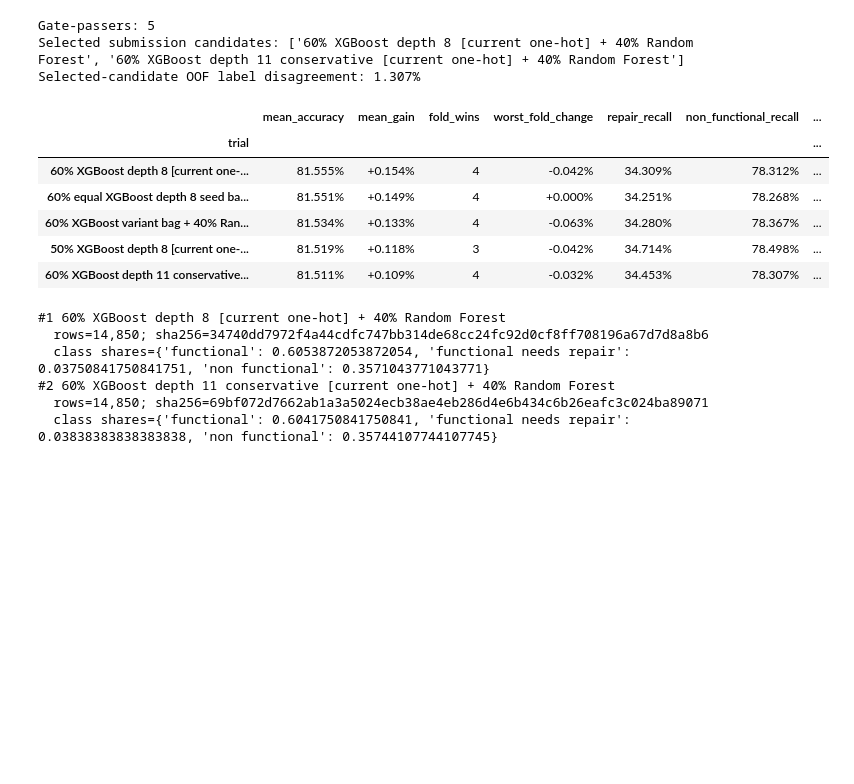
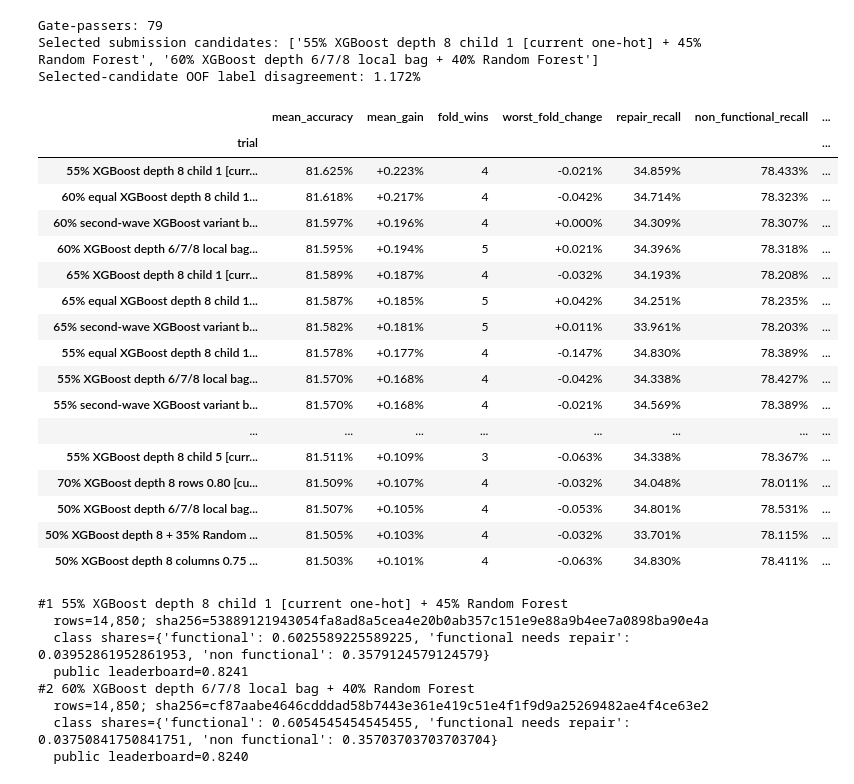
Before and after one commit to AnthonyPWatts/imperial-capstone, a Jupyter notebook: stage-1-pump-it-up/notebooks/07-model-family-screen-and-submissions.ipynb, the cells around one changed output. Drawn from its saved outputs; the diff is of its cells as text; code cells hidden in the pictures; blank space fills up the shorter version.

```diff
--- a/stage-1-pump-it-up/notebooks/07-model-family-screen-and-submissions.ipynb
+++ b/stage-1-pump-it-up/notebooks/07-model-family-screen-and-submissions.ipynb
@@ -33,7 +33,9 @@ Recorded 115 standalone and probability-combination trials.
 display_columns = [
     'mean_accuracy', 'mean_gain', 'fold_wins', 'worst_fold_change',
     'repair_recall', 'non_functional_recall',
-    'incumbent_disagreement', 'passes_gate',
+    'incumbent_disagreement', 'current_leader_gain',
+    'current_leader_disagreement', 'passes_gate',
+    'beats_current_leader_gate',
 ]
 summary.loc[:, display_columns].head(25).style.format({
     'mean_accuracy': '{:.3%}',
@@ -42,6 +44,8 @@ summary.loc[:, display_columns].head(25).style.format({
     'repair_recall': '{:.3%}',
     'non_functional_recall': '{:.3%}',
     'incumbent_disagreement': '{:.3%}',
+    'current_leader_gain': '{:+.3%}',
+    'current_leader_disagreement': '{:.3%}',
 })
 # %% [output]
 |  | mean_accuracy | mean_gain | fold_wins | worst_fold_change | repair_recall | non_functional_recall | ... |
@@ -131,42 +139,62 @@ Strongest direct pairings with an incumbent component:
 # %%
 selected_names = select_submission_candidate_names(screen)
 passing = summary.loc[summary['passes_gate'], display_columns]
 print(f"Gate-passers: {len(passing)}")
 print('Selected submission candidates:', selected_names or 'none')
 if len(selected_names) == 2:
     first = screen['evaluations'][selected_names[0]].out_of_fold_probabilities.to_numpy().argmax(axis=1)
     second = screen['evaluations'][selected_names[1]].out_of_fold_probabilities.to_numpy().argmax(axis=1)
     print(f"Selected-candidate OOF label disagreement: {np.mean(first != second):.3%}")
 passing.style.format({
     'mean_accuracy': '{:.3%}', 'mean_gain': '{:+.3%}',
     'worst_fold_change': '{:+.3%}', 'repair_recall': '{:.3%}',
     'non_functional_recall': '{:.3%}', 'incumbent_disagreement': '{:.3%}',
+    'current_leader_gain': '{:+.3%}', 'current_leader_disagreement': '{:.3%}',
 })
 # %% [output]
-Gate-passers: 5
-Selected submission candidates: ['60% XGBoost depth 8 [current one-hot] + 40% Random Forest', '60% XGBoost depth 11 conservative [current one-hot] + 40% Random Forest']
-Selected-candidate OOF label disagreement: 1.307%
+Gate-passers: 79
+Selected submission candidates: ['55% XGBoost depth 8 child 1 [current one-hot] + 45% Random Forest', '60% XGBoost depth 6/7/8 local bag + 40% Random Forest']
+Selected-candidate OOF label disagreement: 1.172%
 |  | mean_accuracy | mean_gain | fold_wins | worst_fold_change | repair_recall | non_functional_recall | ... |
 | trial |  |  |  |  |  |  | ... |
-| 60% XGBoost depth 8 [current one-... | 81.555% | +0.154% | 4 | -0.042% | 34.309% | 78.312% | ... |
-| 60% equal XGBoost depth 8 seed ba... | 81.551% | +0.149% | 4 | +0.000% | 34.251% | 78.268% | ... |
-| 60% XGBoost variant bag + 40% Ran... | 81.534% | +0.133% | 4 | -0.063% | 34.280% | 78.367% | ... |
-| 50% XGBoost depth 8 [current one-... | 81.519% | +0.118% | 3 | -0.042% | 34.714% | 78.498% | ... |
-| 60% XGBoost depth 11 conservative... | 81.511% | +0.109% | 4 | -0.032% | 34.453% | 78.307% | ... |
+| 55% XGBoost depth 8 child 1 [curr... | 81.625% | +0.223% | 4 | -0.021% | 34.859% | 78.433% | ... |
+| 60% equal XGBoost depth 8 child 1... | 81.618% | +0.217% | 4 | -0.042% | 34.714% | 78.323% | ... |
+| 60% second-wave XGBoost variant b... | 81.597% | +0.196% | 4 | +0.000% | 34.309% | 78.307% | ... |
+| 60% XGBoost depth 6/7/8 local bag... | 81.595% | +0.194% | 5 | +0.021% | 34.396% | 78.318% | ... |
+| 65% XGBoost depth 8 child 1 [curr... | 81.589% | +0.187% | 4 | -0.032% | 34.193% | 78.208% | ... |
+| 65% equal XGBoost depth 8 child 1... | 81.587% | +0.185% | 5 | +0.042% | 34.251% | 78.235% | ... |
+| 65% second-wave XGBoost variant b... | 81.582% | +0.181% | 5 | +0.011% | 33.961% | 78.203% | ... |
+| 55% equal XGBoost depth 8 child 1... | 81.578% | +0.177% | 4 | -0.147% | 34.830% | 78.389% | ... |
+| 55% XGBoost depth 6/7/8 local bag... | 81.570% | +0.168% | 4 | -0.042% | 34.338% | 78.427% | ... |
+| 55% second-wave XGBoost variant b... | 81.570% | +0.168% | 4 | -0.021% | 34.569% | 78.389% | ... |
+| ... | ... | ... | ... | ... | ... | ... | ... |
+| 55% XGBoost depth 8 child 5 [curr... | 81.511% | +0.109% | 3 | -0.063% | 34.338% | 78.367% | ... |
+| 70% XGBoost depth 8 rows 0.80 [cu... | 81.509% | +0.107% | 4 | -0.032% | 34.048% | 78.011% | ... |
+| 50% XGBoost depth 6/7/8 local bag... | 81.507% | +0.105% | 4 | -0.053% | 34.801% | 78.531% | ... |
+| 50% XGBoost depth 8 + 35% Random ... | 81.505% | +0.103% | 4 | -0.032% | 33.701% | 78.115% | ... |
+| 50% XGBoost depth 8 columns 0.75 ... | 81.503% | +0.101% | 4 | -0.063% | 34.830% | 78.411% | ... |
 # %%
 report_path = RUNTIME_DIR / 'selected-submissions.json'
 submission_records = json.loads(report_path.read_text(encoding='utf-8')) if report_path.exists() else []
+public_scores = {
+    '55% XGBoost depth 8 child 1 [current one-hot] + 45% Random Forest': 0.8241,
+    '60% XGBoost depth 6/7/8 local bag + 40% Random Forest': 0.8240,
+}
 if submission_records:
     for record in submission_records:
         print(f"#{record['rank']} {record['candidate']}")
         print(f"  rows={record['rows']:,}; sha256={record['sha256']}")
         print(f"  class shares={record['competition_class_shares']}")
+        public_score = public_scores.get(record['candidate'])
+        print(f"  public leaderboard={public_score:.4f}" if public_score is not None else '  public leaderboard=not submitted')
 else:
     print('No competition CSV was generated.')
 # %% [output]
-#1 60% XGBoost depth 8 [current one-hot] + 40% Random Forest
-  rows=14,850; sha256=34740dd7972f4a44cdfc747bb314de68cc24fc92d0cf8ff708196a67d7d8a8b6
-  class shares={'functional': 0.6053872053872054, 'functional needs repair': 0.03750841750841751, 'non functional': 0.3571043771043771}
-#2 60% XGBoost depth 11 conservative [current one-hot] + 40% Random Forest
-  rows=14,850; sha256=69bf072d7662ab1a3a5024ecb38ae4eb286d4e6b434c6b26eafc3c024ba89071
-  class shares={'functional': 0.6041750841750841, 'functional needs repair': 0.03838383838383838, 'non functional': 0.35744107744107745}
+#1 55% XGBoost depth 8 child 1 [current one-hot] + 45% Random Forest
+  rows=14,850; sha256=53889121943054fa8ad8a5cea4e20b0ab357c151e9e88a9b4ee7a0898ba90e4a
+  class shares={'functional': 0.6025589225589225, 'functional needs repair': 0.03952861952861953, 'non functional': 0.3579124579124579}
+  public leaderboard=0.8241
+#2 60% XGBoost depth 6/7/8 local bag + 40% Random Forest
+  rows=14,850; sha256=cf87aabe4646cdddad58b7443e361e419c51e4f1f9d9a25269482ae4f4ce63e2
+  class shares={'functional': 0.6054545454545455, 'functional needs repair': 0.03750841750841751, 'non functional': 0.35703703703703704}
+  public leaderboard=0.8240
```
Also changed, not shown: parts of 5 cells of this notebook, 10 other files.
